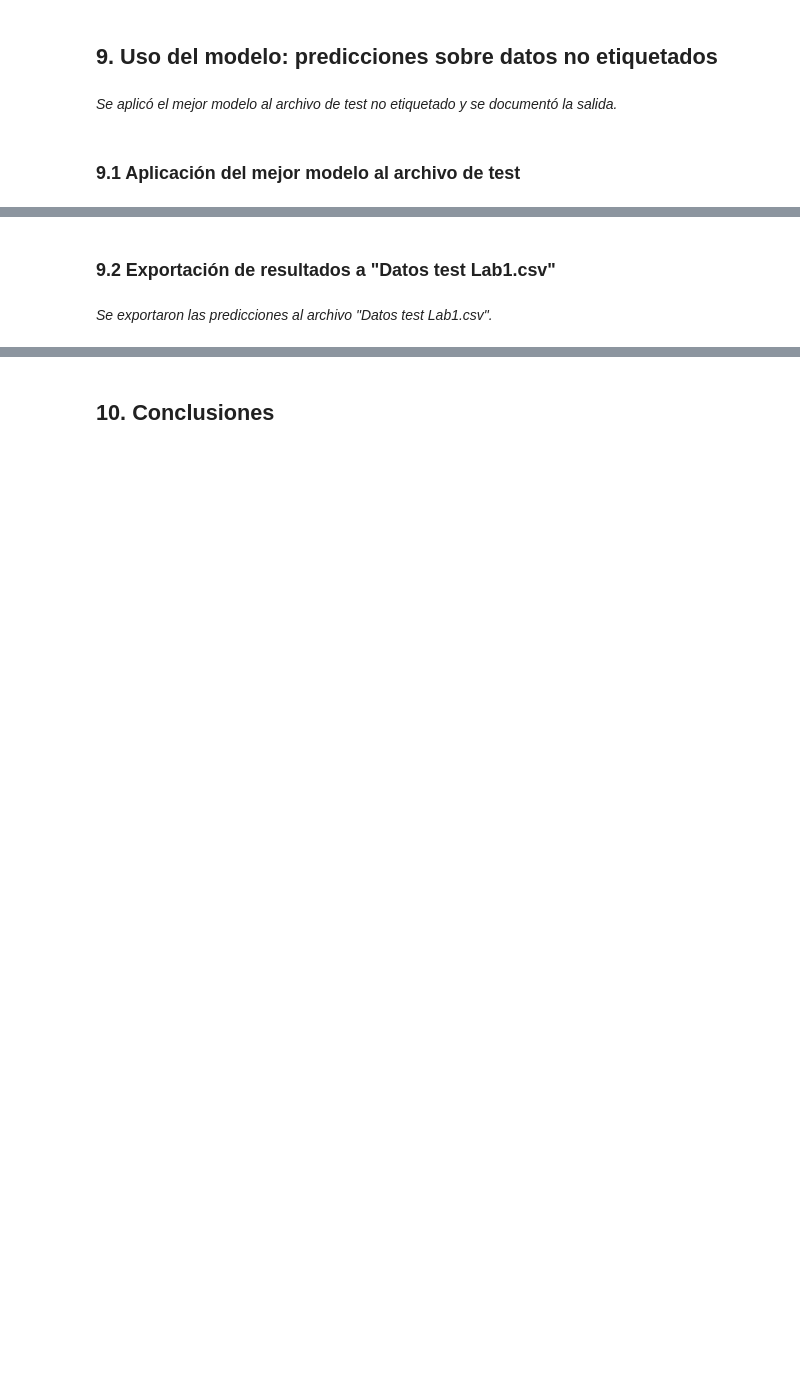
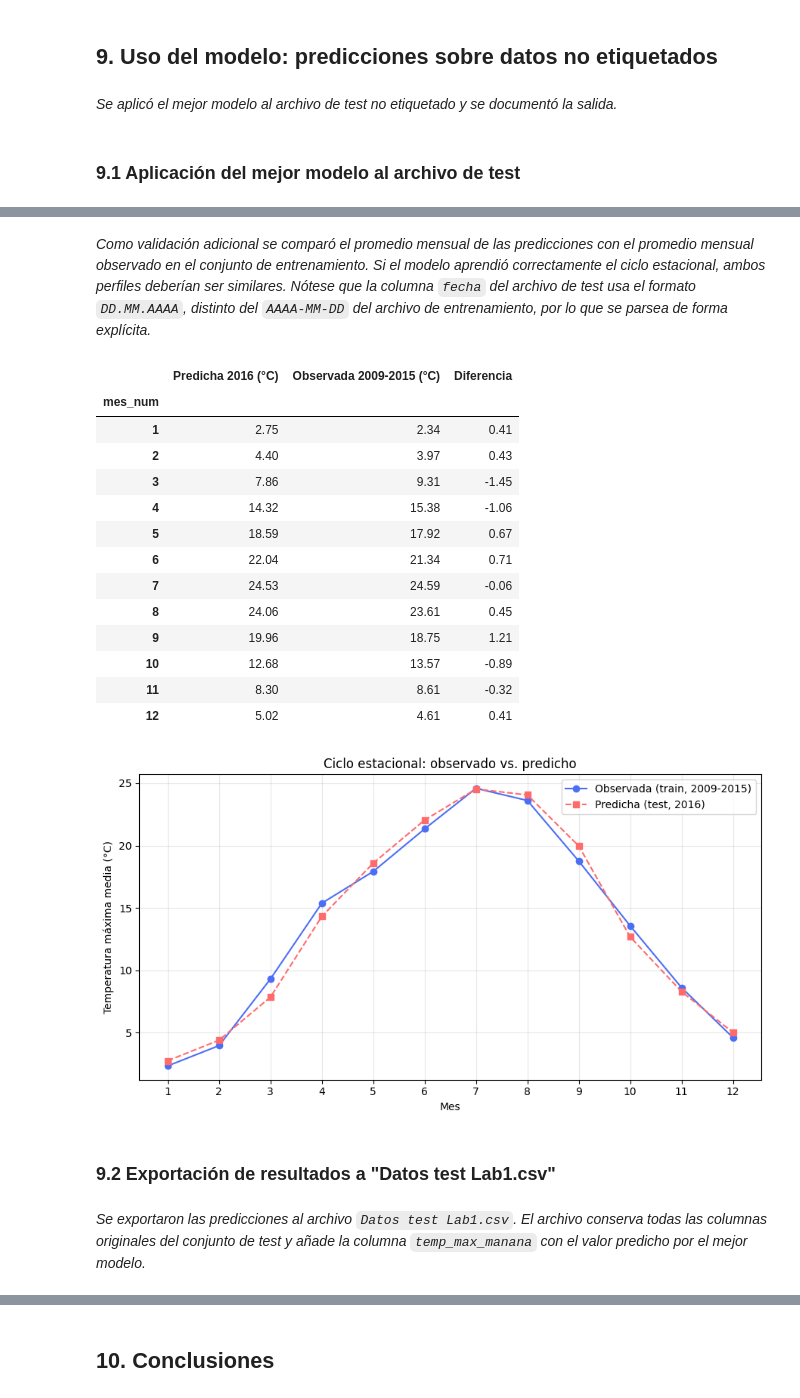
Before and after one commit to LucasValbuena1/LAB1-ML, a Jupyter notebook: laboratorio1.ipynb, the cells around one changed output, grey strips where cells are left out. Cells and saved outputs as stored; diff of their text form; code cells hidden in the pictures; blank space fills up the shorter version.

```diff
--- a/laboratorio1.ipynb
+++ b/laboratorio1.ipynb
@@ -1231,0 +1361,6 @@ Shapiro-Wilk (normalidad) — estad. : 0.9609, p-valor: 9.8925e-12
+# %%
+datos_test = pd.read_csv("data/Datos Test Lab 1.csv")
+
+print(f"Dimensiones del archivo de test: {datos_test.shape[0]} filas, {datos_test.shape[1]} columnas")
+print(f"¿Contiene la variable objetivo?: {variable_objetivo in datos_test.columns}")
+display(datos_test.head())
@@ -1231,0 +1392,13 @@ Shapiro-Wilk (normalidad) — estad. : 0.9609, p-valor: 9.8925e-12
+# %%
+Xt_nuevos = pipeline_regresion_b.transform(datos_test)
+
+Xt_nuevos_df = pd.DataFrame(
+    Xt_nuevos.toarray() if hasattr(Xt_nuevos, "toarray") else Xt_nuevos,
+    columns=feature_names_b,
+    index=datos_test.index
+)
+
+predicciones = mejor_modelo.predict(Xt_nuevos_df)
+
+print(f"Modelo aplicado: {mejor_nombre}")
+print(f"Predicciones generadas: {len(predicciones)}")
@@ -1232,4 +1427,48 @@ Shapiro-Wilk (normalidad) — estad. : 0.9609, p-valor: 9.8925e-12
+# %% [markdown]
+*Como validación adicional se comparó el promedio mensual de las predicciones con el promedio mensual observado en el conjunto de entrenamiento. Si el modelo aprendió correctamente el ciclo estacional, ambos perfiles deberían ser similares. Nótese que la columna `fecha` del archivo de test usa el formato `DD.MM.AAAA`, distinto del `AAAA-MM-DD` del archivo de entrenamiento, por lo que se parsea de forma explícita.*
+# %%
+comparacion = pd.DataFrame({
+    "mes_num": pd.to_datetime(datos_test["fecha"], format="%d.%m.%Y", errors="coerce").dt.month,
+    "predicha": predicciones,
+}).groupby("mes_num")["predicha"].mean()
+
+observada = (
+    data.assign(mes_num=pd.to_datetime(data["fecha"], errors="coerce").dt.month)
+        .groupby("mes_num")[variable_objetivo].mean()
+)
+
+perfil = pd.DataFrame({"Predicha 2016 (°C)": comparacion, "Observada 2009-2015 (°C)": observada})
+perfil["Diferencia"] = perfil["Predicha 2016 (°C)"] - perfil["Observada 2009-2015 (°C)"]
+display(perfil.round(2))
+
+plt.figure(figsize=(9, 5))
+plt.plot(perfil.index, perfil["Observada 2009-2015 (°C)"], "o-", color="#4C6EF5", label="Observada (train, 2009-2015)")
+plt.plot(perfil.index, perfil["Predicha 2016 (°C)"], "s--", color="#FF6B6B", label="Predicha (test, 2016)")
+plt.xlabel("Mes")
+plt.ylabel("Temperatura máxima media (°C)")
+plt.title("Ciclo estacional: observado vs. predicho")
+plt.xticks(range(1, 13))
+plt.legend()
+plt.grid(alpha=0.3)
+plt.tight_layout()
+plt.show()
+# %% [output]
+|  | Predicha 2016 (°C) | Observada 2009-2015 (°C) | Diferencia |
+| mes_num |  |  |  |
+| 1 | 2.75 | 2.34 | 0.41 |
+| 2 | 4.40 | 3.97 | 0.43 |
+| 3 | 7.86 | 9.31 | -1.45 |
+| 4 | 14.32 | 15.38 | -1.06 |
+| 5 | 18.59 | 17.92 | 0.67 |
+| 6 | 22.04 | 21.34 | 0.71 |
+| 7 | 24.53 | 24.59 | -0.06 |
+| 8 | 24.06 | 23.61 | 0.45 |
+| 9 | 19.96 | 18.75 | 1.21 |
+| 10 | 12.68 | 13.57 | -0.89 |
+| 11 | 8.30 | 8.61 | -0.32 |
+| 12 | 5.02 | 4.61 | 0.41 |
+[figure, added]
 # %% [markdown]
 ### 9.2 Exportación de resultados a "Datos test Lab1.csv"
 # %% [markdown]
-*Se exportaron las predicciones al archivo "Datos test Lab1.csv".*
+*Se exportaron las predicciones al archivo `Datos test Lab1.csv`. El archivo conserva todas las columnas originales del conjunto de test y añade la columna `temp_max_manana` con el valor predicho por el mejor modelo.*
```
Also changed, not shown: parts of 59 cells of this notebook.
